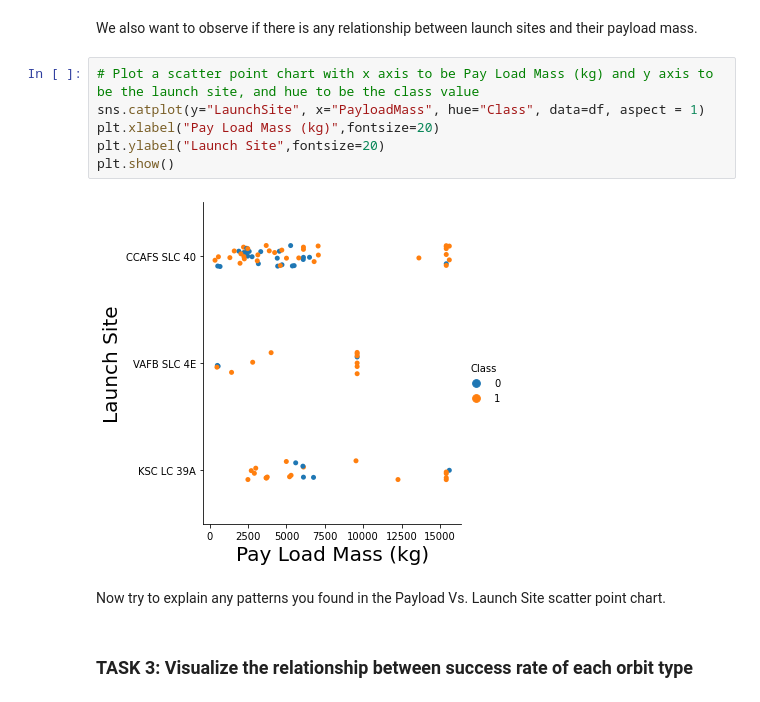
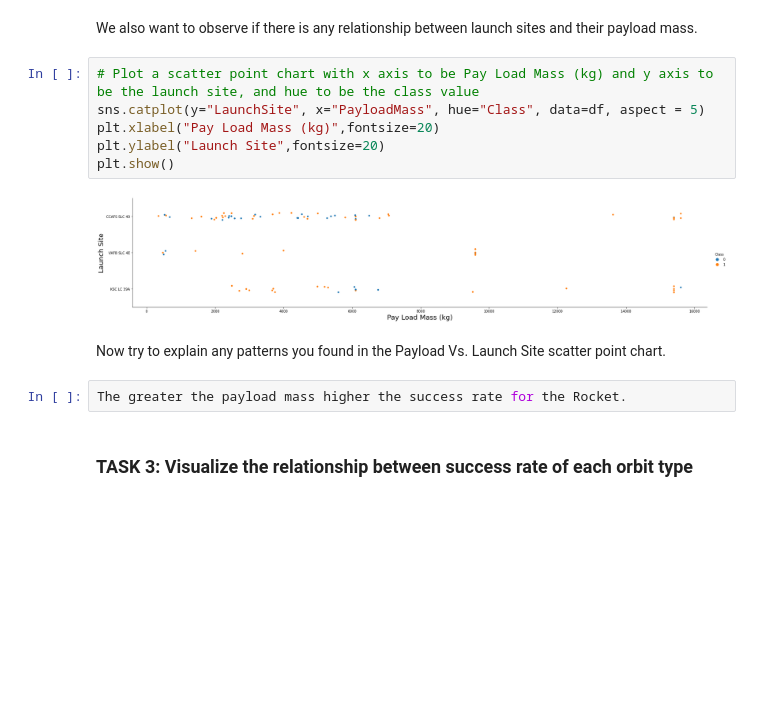
Before and after one commit to shubhamgupta659/AppliedDataScienceCapstone, a Jupyter notebook: Exploring and Preparing Data.ipynb, the cells around one changed output. Drawn from its saved outputs; the diff is of its cells as text; blank space fills up the shorter version.

```diff
--- a/Exploring and Preparing Data.ipynb
+++ b/Exploring and Preparing Data.ipynb
@@ -98,14 +101,16 @@ Now try to explain the patterns you found in the Flight Number vs. Launch Site s
 We also want to observe if there is any relationship between launch sites and their payload mass.
 # %%
 # Plot a scatter point chart with x axis to be Pay Load Mass (kg) and y axis to be the launch site, and hue to be the class value
-sns.catplot(y="LaunchSite", x="PayloadMass", hue="Class", data=df, aspect = 1)
+sns.catplot(y="LaunchSite", x="PayloadMass", hue="Class", data=df, aspect = 5)
 plt.xlabel("Pay Load Mass (kg)",fontsize=20)
 plt.ylabel("Launch Site",fontsize=20)
 plt.show()
 # %% [output]
-[figure, old version]
+[figure, new version]
 # %% [markdown]
 Now try to explain any patterns you found in the Payload Vs. Launch Site scatter point chart.
+# %%
+The greater the payload mass higher the success rate for the Rocket.
 # %% [markdown]
 ### TASK  3: Visualize the relationship between success rate of each orbit type
 # %% [markdown]
```
Also changed, not shown: parts of 7 cells of this notebook.
